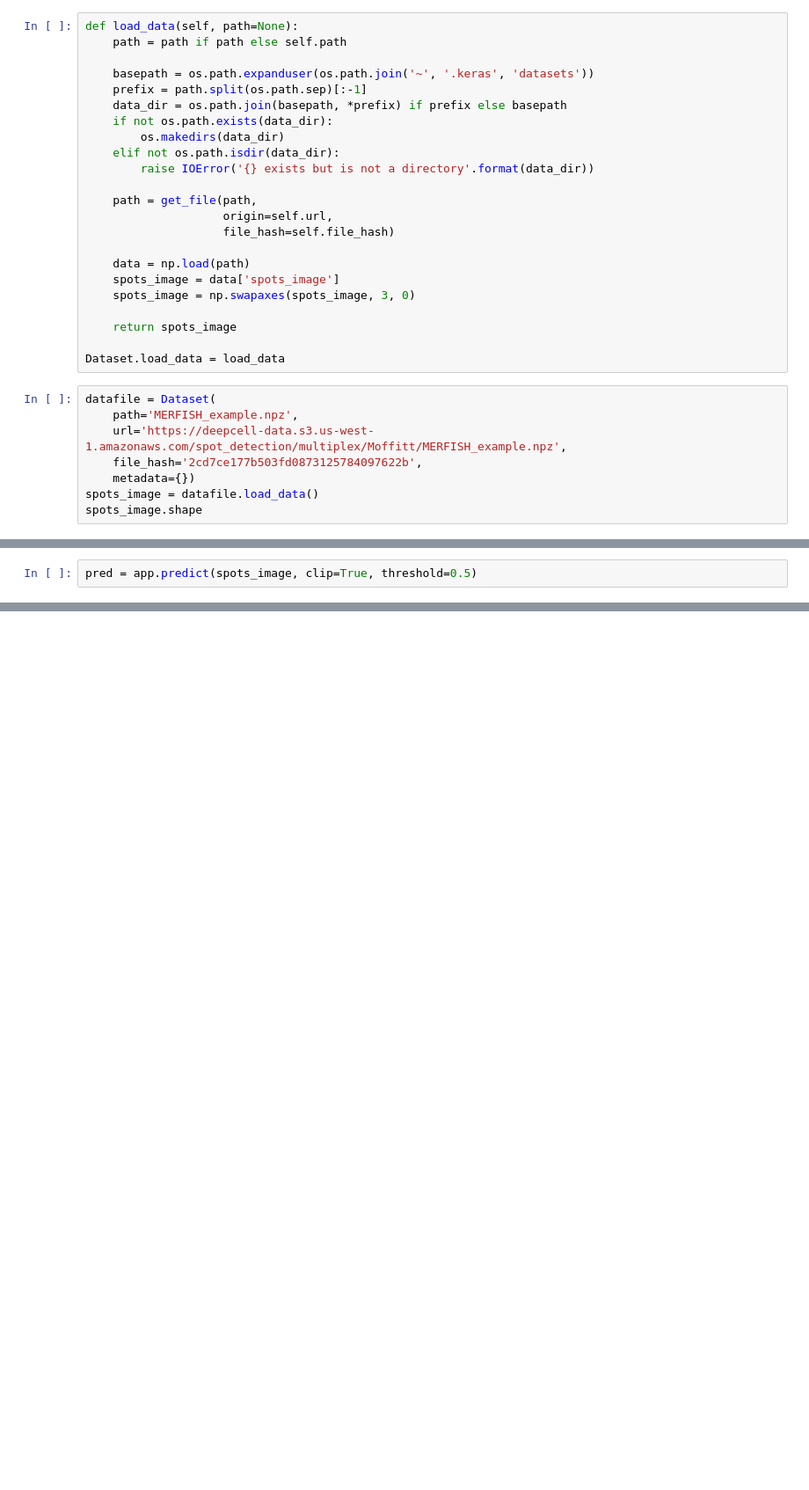
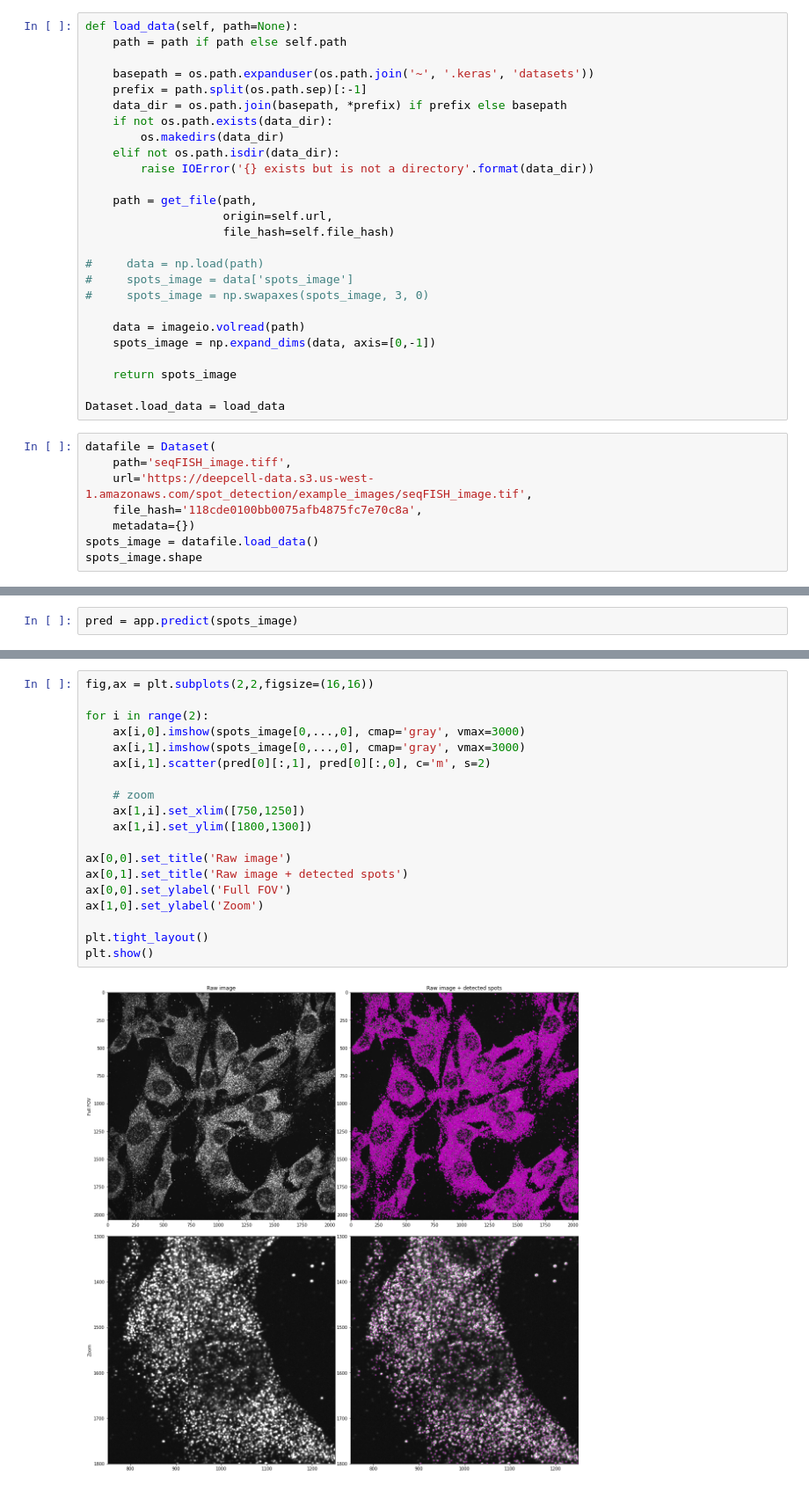
Before and after one commit to vanvalenlab/deepcell-spots, a Jupyter notebook: notebooks/applications/SpotDetection-application.ipynb, the cells around one changed output, grey strips where cells are left out. Shown at 88% size. Drawn from its saved outputs; the diff is of its cells as text; blank space fills up the shorter version.

```diff
--- a/notebooks/applications/SpotDetection-application.ipynb
+++ b/notebooks/applications/SpotDetection-application.ipynb
@@ -25,18 +26,21 @@ def load_data(self, path=None):
                     origin=self.url,
                     file_hash=self.file_hash)
 
-    data = np.load(path)
-    spots_image = data['spots_image']
-    spots_image = np.swapaxes(spots_image, 3, 0)
+#     data = np.load(path)
+#     spots_image = data['spots_image']
+#     spots_image = np.swapaxes(spots_image, 3, 0)
+
+    data = imageio.volread(path)
+    spots_image = np.expand_dims(data, axis=[0,-1])
 
     return spots_image
 
 Dataset.load_data = load_data
 # %%
 datafile = Dataset(
-    path='MERFISH_example.npz',
-    url='https://deepcell-data.s3.us-west-1.amazonaws.com/spot_detection/multiplex/Moffitt/MERFISH_example.npz',
-    file_hash='2cd7ce177b503fd0873125784097622b',
+    path='seqFISH_image.tiff',
+    url='https://deepcell-data.s3.us-west-1.amazonaws.com/spot_detection/example_images/seqFISH_image.tif',
+    file_hash='118cde0100bb0075afb4875fc7e70c8a',
     metadata={})
 spots_image = datafile.load_data()
 spots_image.shape
@@ -51,3 +55,3 @@ To enable them in other operations, rebuild TensorFlow with the appropriate comp
 # %%
-pred = app.predict(spots_image, clip=True, threshold=0.5)
+pred = app.predict(spots_image)
 # %% [output]
@@ -71,0 +59,21 @@ plt.show()
+# %%
+fig,ax = plt.subplots(2,2,figsize=(16,16))
+
+for i in range(2):
+    ax[i,0].imshow(spots_image[0,...,0], cmap='gray', vmax=3000)
+    ax[i,1].imshow(spots_image[0,...,0], cmap='gray', vmax=3000)
+    ax[i,1].scatter(pred[0][:,1], pred[0][:,0], c='m', s=2)
+
+    # zoom
+    ax[1,i].set_xlim([750,1250])
+    ax[1,i].set_ylim([1800,1300])
+
+ax[0,0].set_title('Raw image')
+ax[0,1].set_title('Raw image + detected spots')
+ax[0,0].set_ylabel('Full FOV')
+ax[1,0].set_ylabel('Zoom')
+
+plt.tight_layout()
+plt.show()
+# %% [output]
+[figure, added]
```
Also changed, not shown: parts of 5 cells of this notebook, 6 other files.
